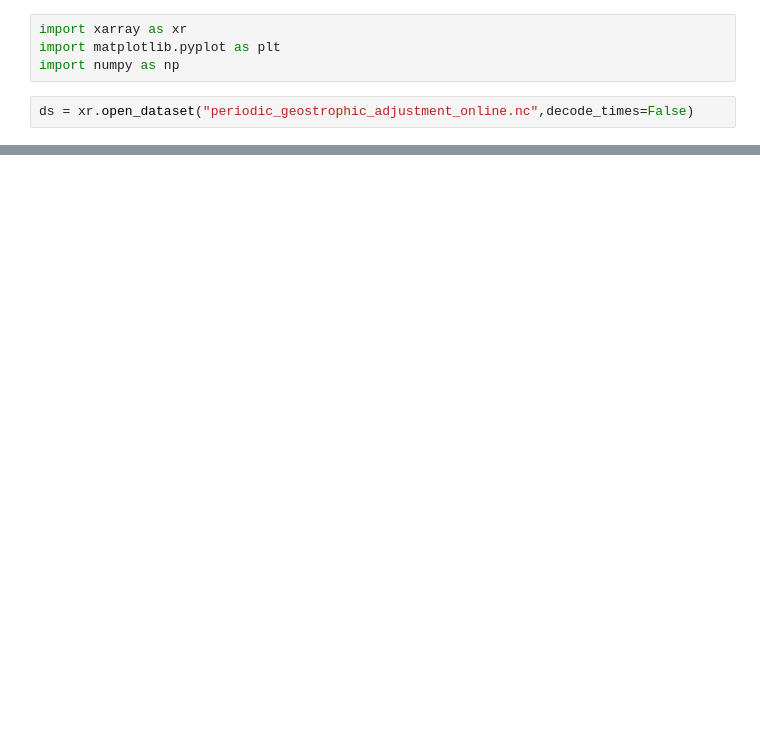
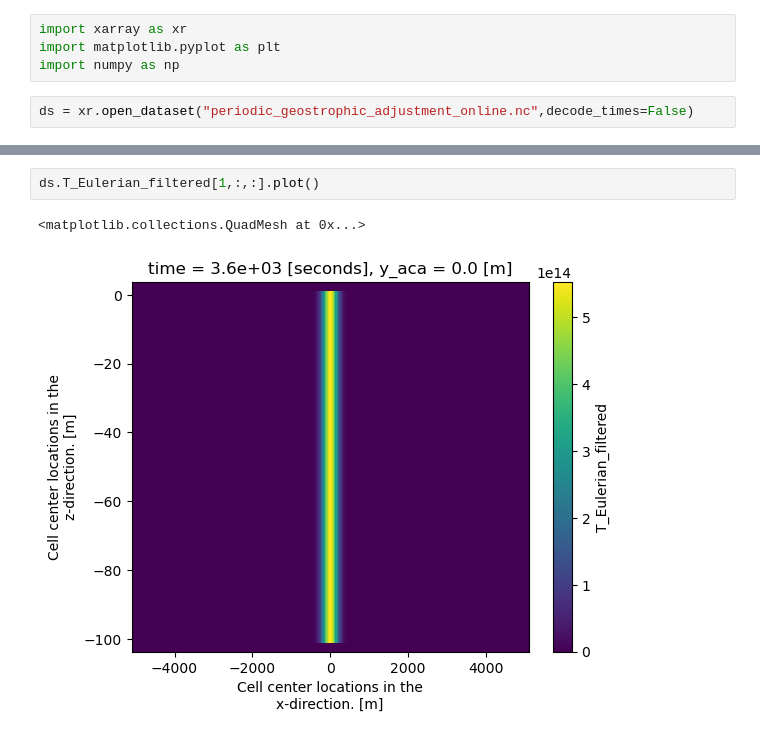
Before and after one commit to loisbaker/OceananigansLagrangianFilter.jl, a Jupyter notebook: examples/python_notebook.ipynb, the cells around one changed output, grey strips where cells are left out. Drawn from its saved outputs; the diff is of its cells as text; blank space fills up the shorter version.

```diff
--- a/examples/python_notebook.ipynb
+++ b/examples/python_notebook.ipynb
@@ -15,0 +16,5 @@ ds.T_Lagrangian_filtered_at_mean[:,10,:].plot(ax=ax[3], vmin=0, vmax=1, cmap="Sp
+# %%
+ds.T_Eulerian_filtered[1,:,:].plot()
+# %% [output]
+<matplotlib.collections.QuadMesh at 0x...>
+[figure, added]
```
Also changed, not shown: parts of 1 cell of this notebook, 9 other files.
